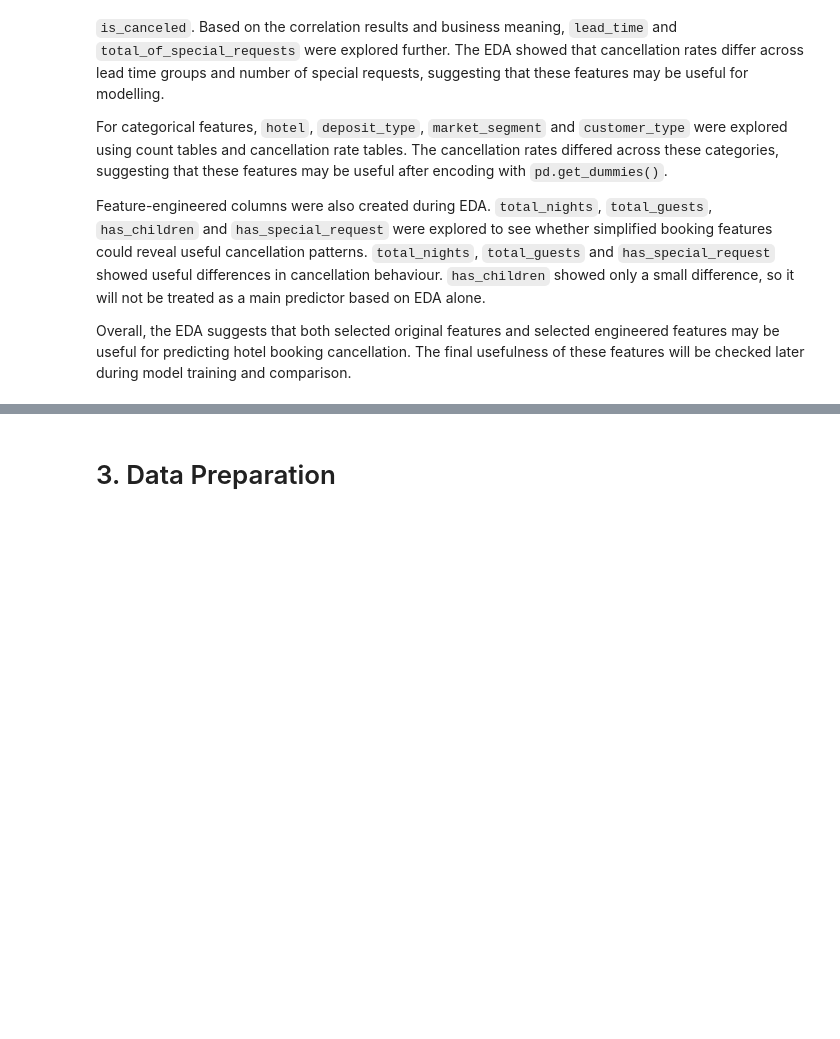
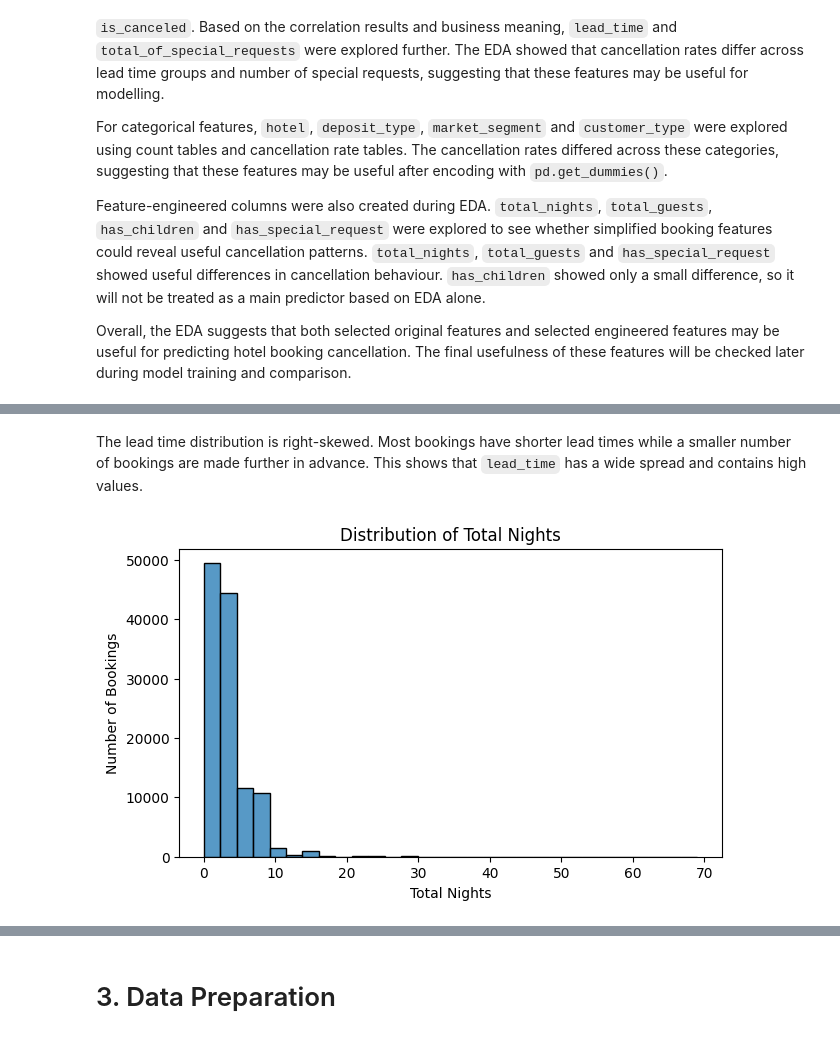
Before and after one commit to grishmmirpuri-art/staysure-ai-hotel-cancellation, a Jupyter notebook: notebooks/staysure_model_development.ipynb, the cells around one changed output, grey strips where cells are left out. Cells and saved outputs as stored; diff of their text form; code cells hidden in the pictures; blank space fills up the shorter version.

```diff
--- a/notebooks/staysure_model_development.ipynb
+++ b/notebooks/staysure_model_development.ipynb
@@ -659,0 +693,12 @@ Overall, the EDA suggests that both selected original features and selected engi
+# %% [markdown]
+The lead time distribution is right-skewed. Most bookings have shorter lead times while a smaller number of bookings are made further in advance. This shows that `lead_time` has a wide spread and contains high values.
+# %%
+# Plot distribution of total nights
+plt.figure(figsize=(7, 4))
+sns.histplot(data=df, x="total_nights", bins=30)
+plt.title("Distribution of Total Nights")
+plt.xlabel("Total Nights")
+plt.ylabel("Number of Bookings")
+plt.show()
+# %% [output]
+[figure, added]
```
Also changed, not shown: parts of 32 cells of this notebook, 1 other file.
